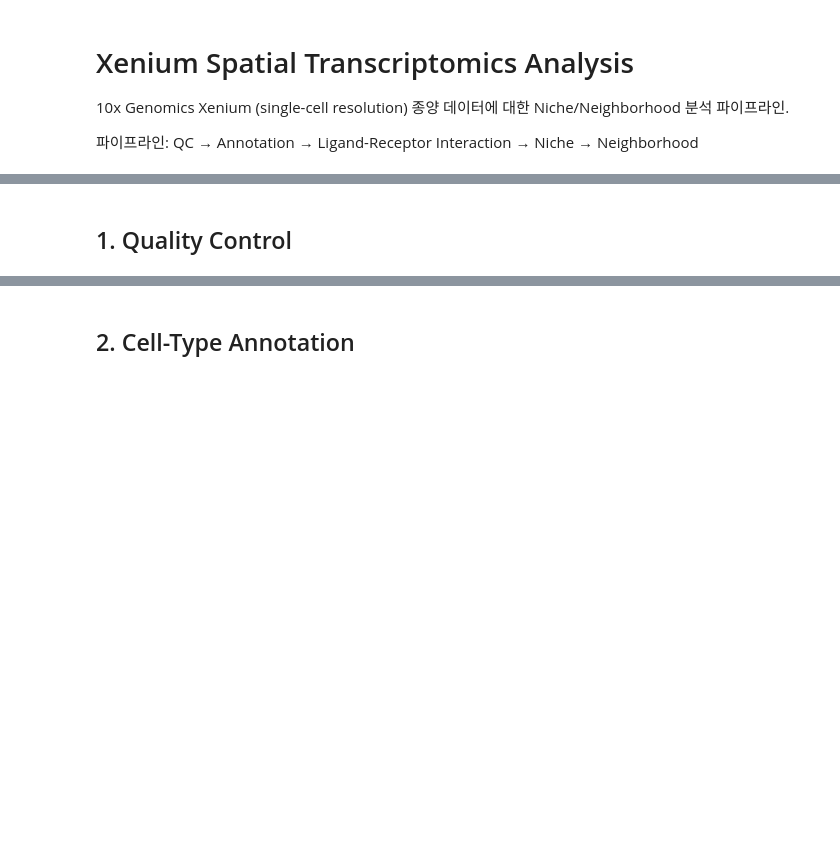
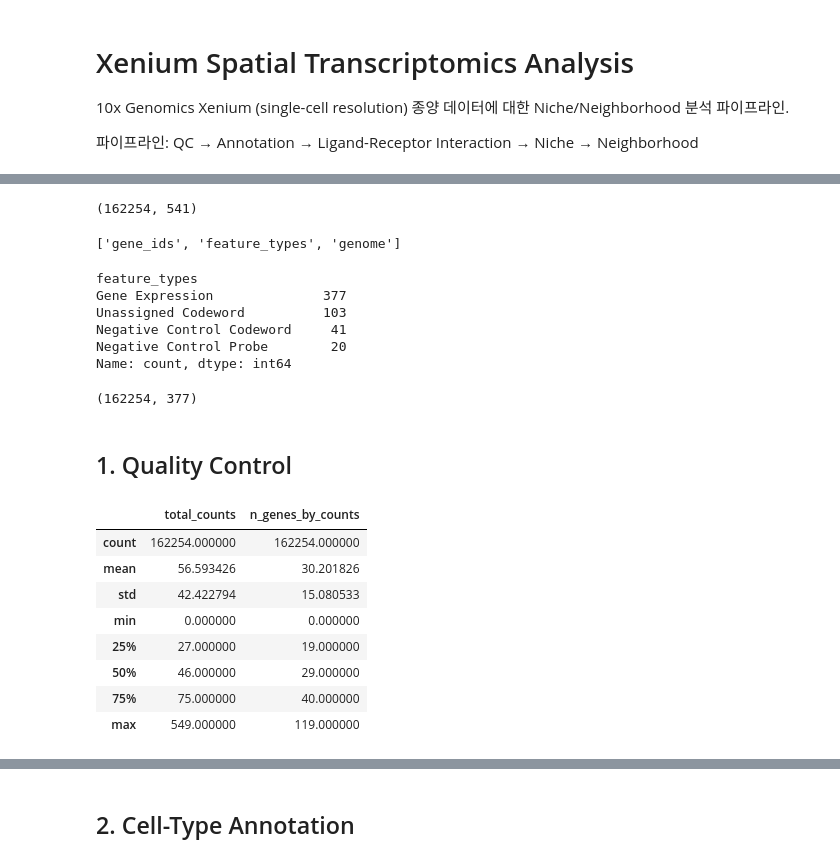
Before and after one commit to wooCuler/Spatial-TME-Toolkit, a Jupyter notebook: notebooks/xenium_analysis.ipynb, the cells around one changed output, grey strips where cells are left out. Saved outputs shown, nothing was run; the diff lists cells and outputs as text; code cells hidden in the pictures; blank space fills up the shorter version.

```diff
--- a/notebooks/xenium_analysis.ipynb
+++ b/notebooks/xenium_analysis.ipynb
@@ -21,0 +27,3 @@ adata = None
+# %%
+# Xenium 원본 데이터 디렉토리 (10x Xenium Onboard Analysis 출력 폴더)
+DATA_DIR = "/data2/projects/2025_heartfailure/spatial_tme/xenium_lung/Xenium_V1_humanLung_Cancer_FFPE"
@@ -22,2 +49,28 @@ adata = None
+# %%
+# SpatialData 객체에서 세포 단위 발현 테이블(AnnData)만 꺼내서 이후 QC/분석에 사용
+adata = sdata.tables["table"]
+print(adata.shape)
+# %% [output]
+(162254, 541)
+# %%
+print(adata.var.columns.tolist())
+# %% [output]
+['gene_ids', 'feature_types', 'genome']
+# %%
+
+print(adata.var["feature_types"].value_counts())
+# %% [output]
+feature_types
+Gene Expression              377
+Unassigned Codeword          103
+Negative Control Codeword     41
+Negative Control Probe        20
+Name: count, dtype: int64
+# %%
+# feature_types 분포 확인 후, Gene Expression만 남기기
+adata = adata[:, adata.var["feature_types"] == "Gene Expression"].copy()
+print(adata.shape)   # (162254, 377) 기대
+# %% [output]
+(162254, 377)
 # %% [markdown]
 ## 1. Quality Control
@@ -27,0 +77,31 @@ adata = None
+# %%
+# Xenium feature matrix에는 실제 유전자 외에 QC용 대조군(negative control) 피처가 함께 들어있다.
+#  - Negative Control Probe: 특정 유전자에 매칭되지 않는 프로브. 프로브 자체의 비특이적 배경 신호 추정용.
+#  - Negative Control Codeword: 존재하지 않는 코드워드. 광학 디코딩 과정의 배경 신호(오검출) 추정용.
+#  - Unassigned Codeword: 패널의 어떤 유전자에도 할당되지 않은 코드워드. 디코딩 노이즈 추정용.
+# 이 정보는 h5 로딩 시 gex_only=False로 유지했기 때문에 adata.var["feature_types"]에 남아 있다.
+adata.var["is_gene"] = (adata.var["feature_types"] == "Gene Expression").values
+adata.var["is_neg_control_probe"] = (adata.var["feature_types"] == "Negative Control Probe").values
+adata.var["is_neg_control_codeword"] = (adata.var["feature_types"] == "Negative Control Codeword").values
+adata.var["is_unassigned_codeword"] = (adata.var["feature_types"] == "Unassigned Codeword").values
+
+# 이 패널/버전에 실제로 존재하는 대조군 카테고리만 qc_vars로 전달 (없으면 0으로만 채워짐)
+qc_vars = [
+    col
+    for col in ["is_neg_control_probe", "is_neg_control_codeword", "is_unassigned_codeword"]
+    if adata.var[col].any()
+]
+
+# 세포별 total_counts, n_genes_by_counts 및 qc_vars별 total_counts_*, pct_counts_* 를 계산해 obs에 추가
+sc.pp.calculate_qc_metrics(adata, qc_vars=qc_vars, percent_top=None, inplace=True)
+adata.obs[["total_counts", "n_genes_by_counts"]].describe()
+# %% [output]
+|  | total_counts | n_genes_by_counts |
+| count | 162254.000000 | 162254.000000 |
+| mean | 56.593426 | 30.201826 |
+| std | 42.422794 | 15.080533 |
+| min | 0.000000 | 0.000000 |
+| 25% | 27.000000 | 19.000000 |
+| 50% | 46.000000 | 29.000000 |
+| 75% | 75.000000 | 40.000000 |
+| max | 549.000000 | 119.000000 |
```
Also changed, not shown: parts of 24 cells of this notebook, 2 other files.
